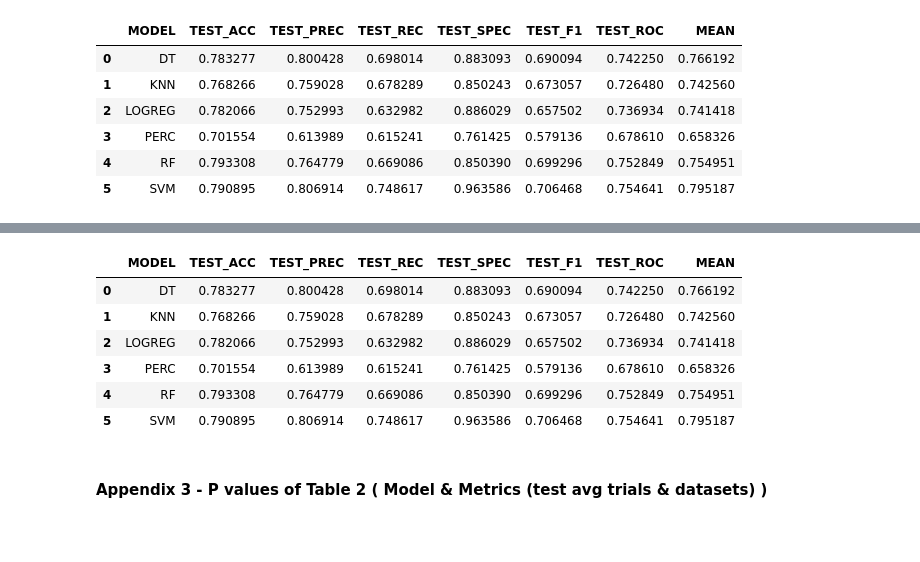
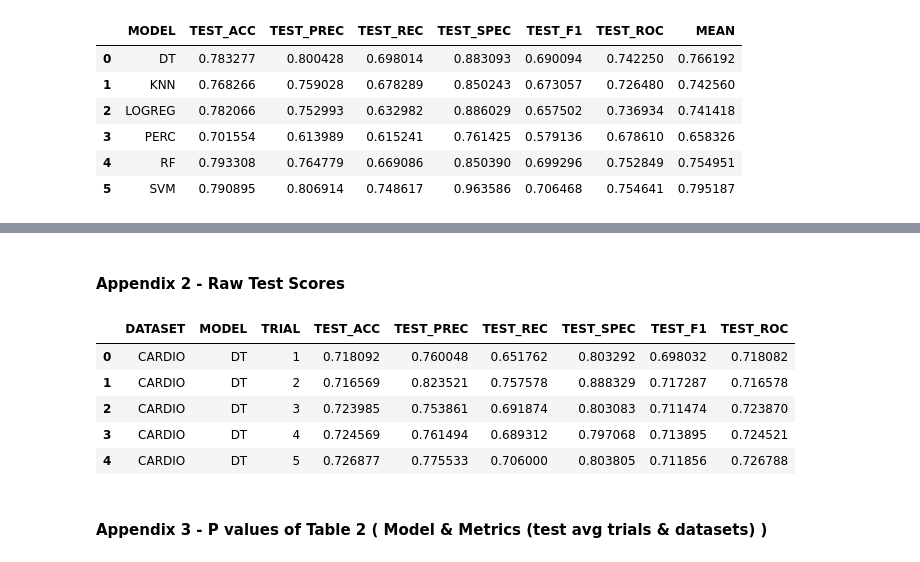
Before and after one commit to Yunchun/Supervised-ML-Comparisons, a Jupyter notebook: project.ipynb, the cells around one changed output, grey strips where cells are left out. Saved outputs shown, nothing was run; the diff lists cells and outputs as text; code cells hidden in the pictures; blank space fills up the shorter version.

```diff
--- a/project.ipynb
+++ b/project.ipynb
@@ -1164,5 +1157,6 @@ test_avg_results = results.loc[results['TRIAL'] == 'avg', ['DATASET', 'MODEL', '
 test_avg_results = test_avg_results.reset_index(drop = True)
 # %%
-test_results = results.loc[results['TRIAL'] != 'avg', ['DATASET', 'MODEL', 'TRIAL'] + test_metrics]
+test_results = results.loc[results['TRIAL'] != 'avg',
+                           ['DATASET', 'MODEL', 'TRIAL'] + test_metrics]
 test_results = test_results.reset_index(drop = True)
 # %%
@@ -1219,13 +1301,14 @@ table2
+# %% [markdown]
+#### Appendix 2 - Raw Test Scores
 # %%
-table2.to_csv('results/table2.csv', index = False)
-pd.read_csv('results/table2.csv')
+test_results.to_csv('results/appendix2.csv', index = False)
+pd.read_csv('results/appendix2.csv').head()
 # %% [output]
-|  | MODEL | TEST_ACC | TEST_PREC | TEST_REC | TEST_SPEC | TEST_F1 | TEST_ROC | MEAN |
-| 0 | DT | 0.783277 | 0.800428 | 0.698014 | 0.883093 | 0.690094 | 0.742250 | 0.766192 |
-| 1 | KNN | 0.768266 | 0.759028 | 0.678289 | 0.850243 | 0.673057 | 0.726480 | 0.742560 |
-| 2 | LOGREG | 0.782066 | 0.752993 | 0.632982 | 0.886029 | 0.657502 | 0.736934 | 0.741418 |
-| 3 | PERC | 0.701554 | 0.613989 | 0.615241 | 0.761425 | 0.579136 | 0.678610 | 0.658326 |
-| 4 | RF | 0.793308 | 0.764779 | 0.669086 | 0.850390 | 0.699296 | 0.752849 | 0.754951 |
-| 5 | SVM | 0.790895 | 0.806914 | 0.748617 | 0.963586 | 0.706468 | 0.754641 | 0.795187 |
+|  | DATASET | MODEL | TRIAL | TEST_ACC | TEST_PREC | TEST_REC | TEST_SPEC | TEST_F1 | TEST_ROC |
+| 0 | CARDIO | DT | 1 | 0.718092 | 0.760048 | 0.651762 | 0.803292 | 0.698032 | 0.718082 |
+| 1 | CARDIO | DT | 2 | 0.716569 | 0.823521 | 0.757578 | 0.888329 | 0.717287 | 0.716578 |
+| 2 | CARDIO | DT | 3 | 0.723985 | 0.753861 | 0.691874 | 0.803083 | 0.711474 | 0.723870 |
+| 3 | CARDIO | DT | 4 | 0.724569 | 0.761494 | 0.689312 | 0.797068 | 0.713895 | 0.724521 |
+| 4 | CARDIO | DT | 5 | 0.726877 | 0.775533 | 0.706000 | 0.803805 | 0.711856 | 0.726788 |
 # %% [markdown]
 #### Appendix 3 - P values of Table 2 ( Model & Metrics (test avg trials & datasets) )
```
Also changed, not shown: parts of 60 cells of this notebook.
